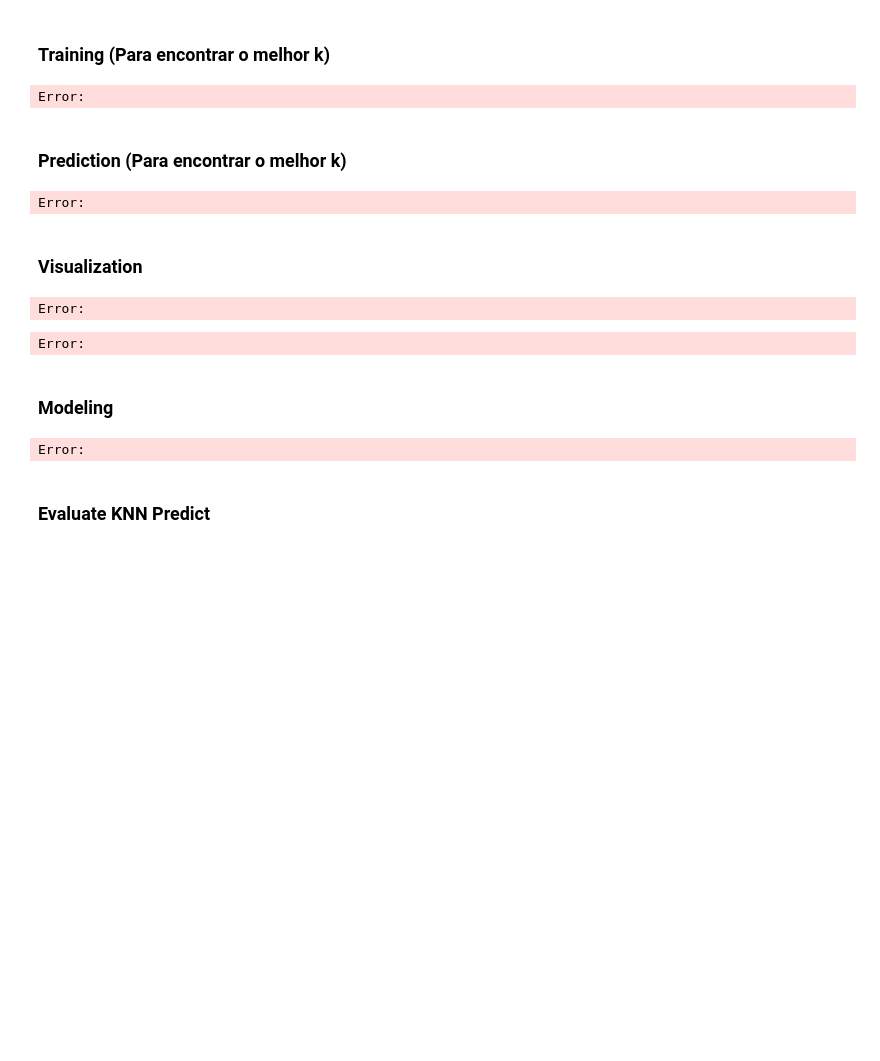
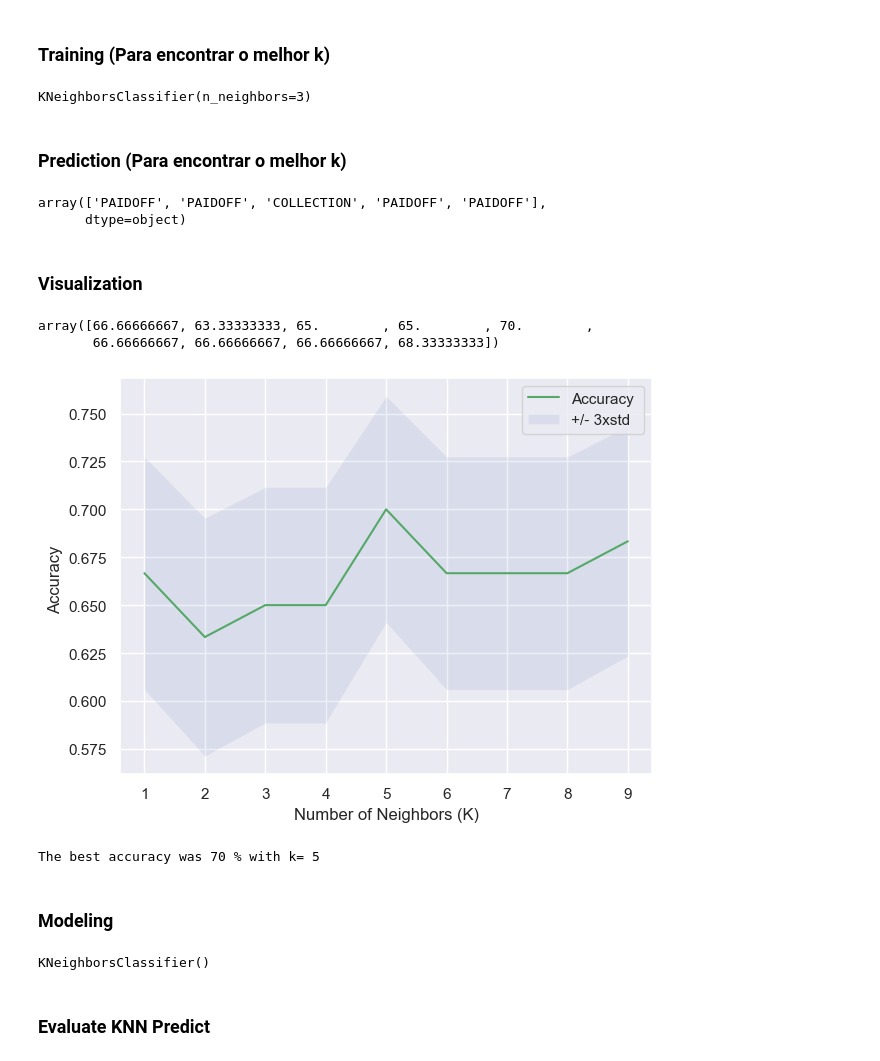
Before and after one commit to ThatPoter/Bank-Loan-Classifier, a Jupyter notebook: LoansStatusClassification(v1).ipynb, the cells around one changed output. Cells and saved outputs as stored; diff of their text form; code cells hidden in the pictures; blank space fills up the shorter version.

```diff
--- a/LoansStatusClassification(v1).ipynb
+++ b/LoansStatusClassification(v1).ipynb
@@ -267,6 +291,3 @@ g.axes[1].legend()
 plt.show()
 # %% [output]
 [figure]
-# %%
-sns.catplot(data=df, x="terms", y="Principal", hue="loan_status", kind="bar", alpha=.5, height=5)
-sns.set(style='darkgrid')
@@ -392,7 +419,10 @@ ModuleNotFoundError: No module named 'sklearn'
 # %%
 from sklearn.model_selection import train_test_split
 
-X_train, X_test, y_train, y_test = train_test_split(X, y, test_size=0.15, random_state=4)
-print ('Train set:', X_train.shape,  y_train.shape)
-print ('Test set:', X_test.shape,  y_test.shape)
+# train split test variables
+X_train, X_test, y_train, y_test = train_test_split(
+    X, y, test_size=0.15, random_state=4
+)
+print("Train set:", X_train.shape, y_train.shape)
+print("Test set:", X_test.shape, y_test.shape)
 # %% [output]
@@ -404,58 +435,65 @@ Error:
 # %%
 from sklearn.neighbors import KNeighborsClassifier
 
+# test what the best k will be
 k = 3
-eKNN = KNeighborsClassifier(n_neighbors=k).fit(X_train,y_train)
+eKNN = KNeighborsClassifier(n_neighbors=k).fit(X_train, y_train)
 eKNN
 # %% [output]
-Error:
+KNeighborsClassifier(n_neighbors=3)
 # %% [markdown]
 ### Prediction (Para encontrar o melhor k)
 # %%
+# evaluate the predictions to see the best k
 yhat_knn = eKNN.predict(X_test)
 yhat_knn[0:5]
 # %% [output]
-Error:
+array(['PAIDOFF', 'PAIDOFF', 'COLLECTION', 'PAIDOFF', 'PAIDOFF'],
+      dtype=object)
 # %% [markdown]
 ### Visualization
 # %%
-Ks=10
-mean_acc=np.zeros((Ks-1))
-std_acc=np.zeros((Ks-1))
-ConfusionMx = [];
+# foreach k we will fit and predict the score of all k's
+Ks = 10
+mean_acc = np.zeros((Ks - 1))
+std_acc = np.zeros((Ks - 1))
+ConfusionMx = []
 
-for k in range(1,Ks):
+for k in range(1, Ks):
 
-
-    kNN_type = KNeighborsClassifier(n_neighbors=k).fit(X_train,y_train)
+    kNN_type = KNeighborsClassifier(n_neighbors=k).fit(X_train, y_train)
     yhat_knn = kNN_type.predict(X_test)
 
+    mean_acc[k - 1] = np.mean(yhat_knn == y_test)
 
-    mean_acc[k-1]=np.mean(yhat_knn==y_test);
-
-    std_acc[k-1]=np.std(yhat_knn==y_test)/np.sqrt(yhat_knn.shape[0])
+    std_acc[k - 1] = np.std(yhat_knn == y_test) / np.sqrt(yhat_knn.shape[0])
 mean_acc * 100
 # %% [output]
-Error:
+array([66.66666667, 63.33333333, 65.        , 65.        , 70.        ,
+       66.66666667, 66.66666667, 66.66666667, 68.33333333])
 # %%
-plt.plot(range(1,Ks),mean_acc,'g')
-plt.fill_between(range(1,Ks),mean_acc - 1 * std_acc,mean_acc + 1 * std_acc, alpha=0.10)
-plt.legend(('Accuracy ', '+/­ 3xstd'))
-plt.ylabel('Accuracy ')
-plt.xlabel('Number of Neighbors (K)')
+plt.plot(range(1, Ks), mean_acc, "g")
+plt.fill_between(
+    range(1, Ks), mean_acc - 1 * std_acc, mean_acc + 1 * std_acc, alpha=0.10
+)
+plt.legend(("Accuracy ", "+/­ 3xstd"))
+plt.ylabel("Accuracy ")
+plt.xlabel("Number of Neighbors (K)")
 plt.tight_layout()
 plt.show()
-print( "The best accuracy was", int(mean_acc.max() * 100), "% with k=", mean_acc.argmax()+1)
+best_k = mean_acc.argmax() + 1
+print("The best accuracy was", int(mean_acc.max() * 100), "% with k=", best_k)
 # %% [output]
+[figure, added]
-Error:
+The best accuracy was 70 % with k= 5
 # %% [markdown]
 ### Modeling
 # %%
-k = 1
+k = best_k
 eKNN = KNeighborsClassifier(n_neighbors=k).fit(X_train, y_train)
 eKNN
 # %% [output]
-Error:
+KNeighborsClassifier()
 # %% [markdown]
 ### Evaluate KNN Predict
 # %%
```
Also changed, not shown: parts of 40 cells of this notebook.
